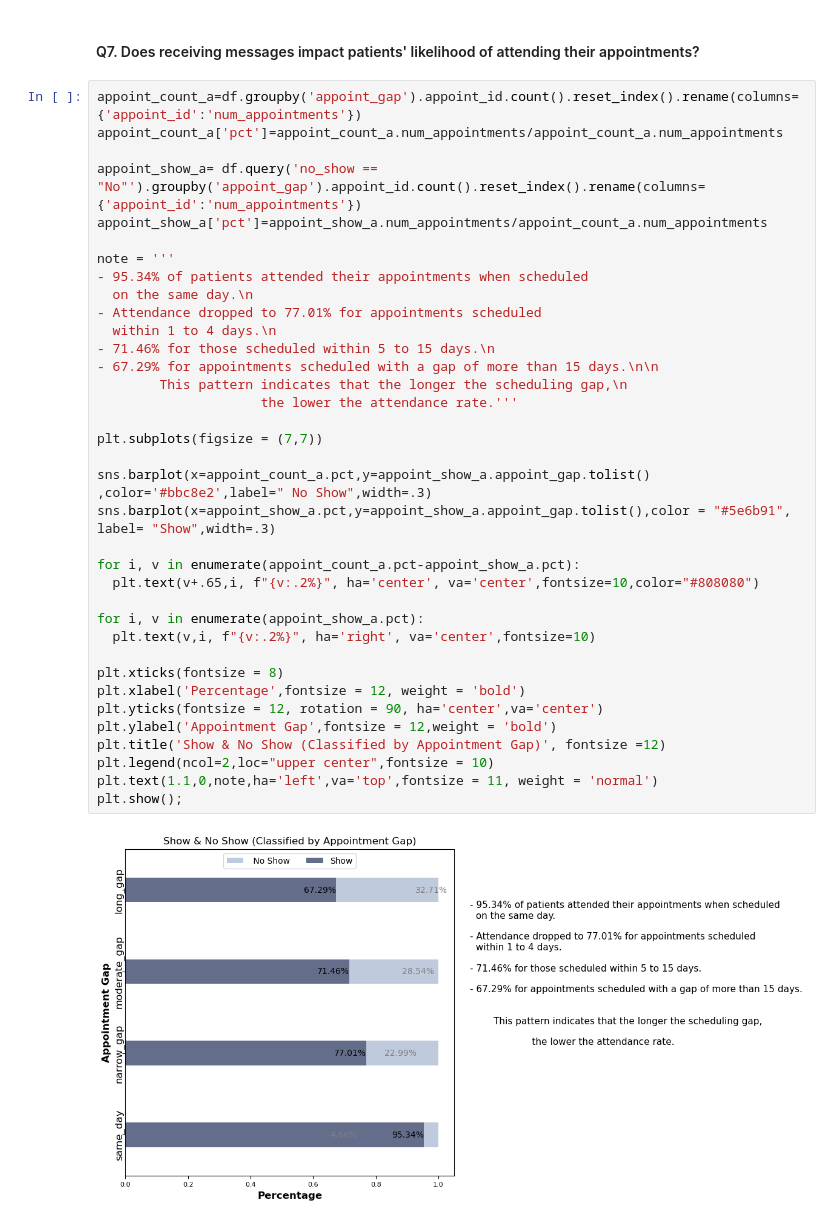
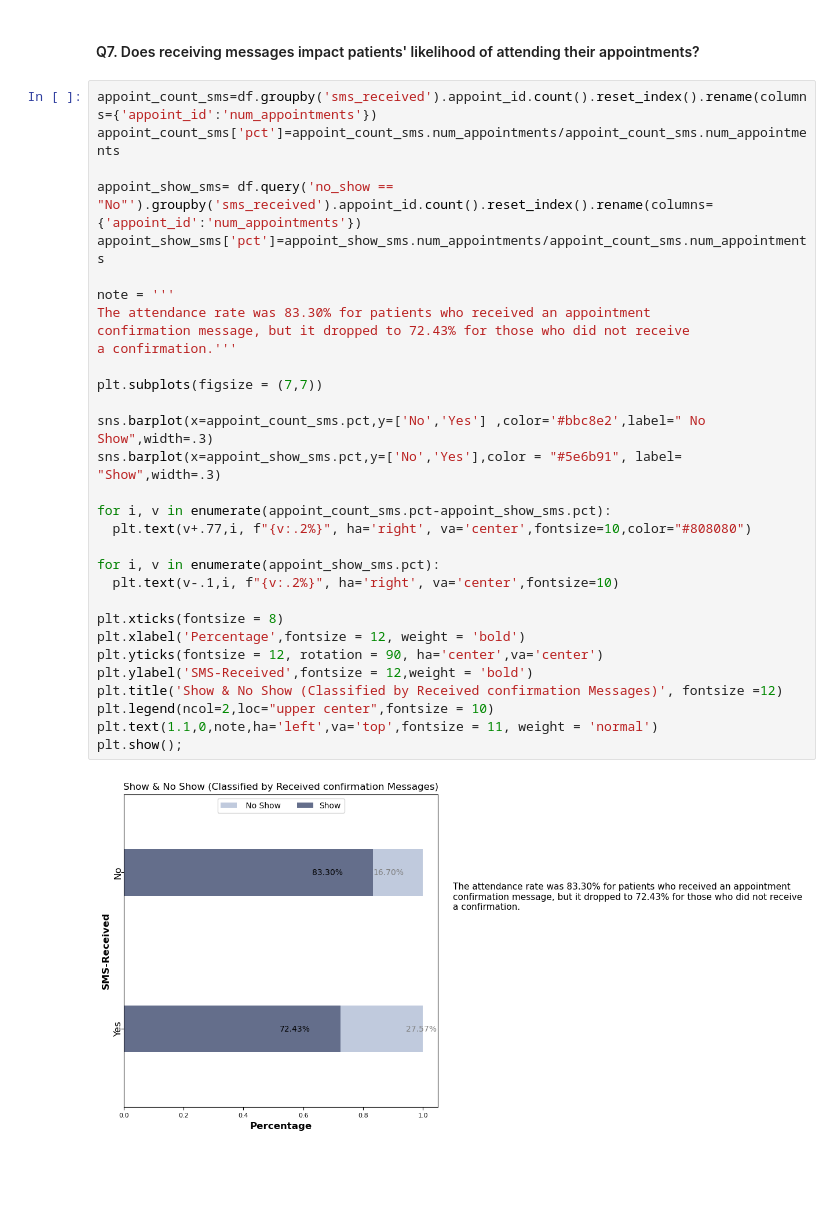
Before and after one commit to hend-a-ghafour/No-Show-Appointments, a Jupyter notebook: no_show_appointments.ipynb, the cells around one changed output. Saved outputs shown, nothing was run; the diff lists cells and outputs as text; blank space fills up the shorter version.

Commit message:
SMS Received

```diff
--- a/no_show_appointments.ipynb
+++ b/no_show_appointments.ipynb
@@ -1541,40 +1570,35 @@ plt.show();
 # %% [markdown]
 #### Q7. Does receiving messages impact patients' likelihood of attending their appointments?
 # %%
-appoint_count_a=df.groupby('appoint_gap').appoint_id.count().reset_index().rename(columns={'appoint_id':'num_appointments'})
-appoint_count_a['pct']=appoint_count_a.num_appointments/appoint_count_a.num_appointments
+appoint_count_sms=df.groupby('sms_received').appoint_id.count().reset_index().rename(columns={'appoint_id':'num_appointments'})
+appoint_count_sms['pct']=appoint_count_sms.num_appointments/appoint_count_sms.num_appointments
 
-appoint_show_a= df.query('no_show == "No"').groupby('appoint_gap').appoint_id.count().reset_index().rename(columns={'appoint_id':'num_appointments'})
-appoint_show_a['pct']=appoint_show_a.num_appointments/appoint_count_a.num_appointments
+appoint_show_sms= df.query('no_show == "No"').groupby('sms_received').appoint_id.count().reset_index().rename(columns={'appoint_id':'num_appointments'})
+appoint_show_sms['pct']=appoint_show_sms.num_appointments/appoint_count_sms.num_appointments
 
 note = '''
-- 95.34% of patients attended their appointments when scheduled
-  on the same day.\n
-- Attendance dropped to 77.01% for appointments scheduled
-  within 1 to 4 days.\n
-- 71.46% for those scheduled within 5 to 15 days.\n
-- 67.29% for appointments scheduled with a gap of more than 15 days.\n\n
-        This pattern indicates that the longer the scheduling gap,\n
-                     the lower the attendance rate.'''
+The attendance rate was 83.30% for patients who received an appointment
+confirmation message, but it dropped to 72.43% for those who did not receive
+a confirmation.'''
 
 plt.subplots(figsize = (7,7))
 
-sns.barplot(x=appoint_count_a.pct,y=appoint_show_a.appoint_gap.tolist() ,color='#bbc8e2',label=" No Show",width=.3)
-sns.barplot(x=appoint_show_a.pct,y=appoint_show_a.appoint_gap.tolist(),color = "#5e6b91", label= "Show",width=.3)
+sns.barplot(x=appoint_count_sms.pct,y=['No','Yes'] ,color='#bbc8e2',label=" No Show",width=.3)
+sns.barplot(x=appoint_show_sms.pct,y=['No','Yes'],color = "#5e6b91", label= "Show",width=.3)
 
-for i, v in enumerate(appoint_count_a.pct-appoint_show_a.pct):
-  plt.text(v+.65,i, f"{v:.2%}", ha='center', va='center',fontsize=10,color="#808080")
+for i, v in enumerate(appoint_count_sms.pct-appoint_show_sms.pct):
+  plt.text(v+.77,i, f"{v:.2%}", ha='right', va='center',fontsize=10,color="#808080")
 
-for i, v in enumerate(appoint_show_a.pct):
-  plt.text(v,i, f"{v:.2%}", ha='right', va='center',fontsize=10)
+for i, v in enumerate(appoint_show_sms.pct):
+  plt.text(v-.1,i, f"{v:.2%}", ha='right', va='center',fontsize=10)
 
 plt.xticks(fontsize = 8)
 plt.xlabel('Percentage',fontsize = 12, weight = 'bold')
 plt.yticks(fontsize = 12, rotation = 90, ha='center',va='center')
-plt.ylabel('Appointment Gap',fontsize = 12,weight = 'bold')
-plt.title('Show & No Show (Classified by Appointment Gap)', fontsize =12)
+plt.ylabel('SMS-Received',fontsize = 12,weight = 'bold')
+plt.title('Show & No Show (Classified by Received confirmation Messages)', fontsize =12)
 plt.legend(ncol=2,loc="upper center",fontsize = 10)
 plt.text(1.1,0,note,ha='left',va='top',fontsize = 11, weight = 'normal')
 plt.show();
 # %% [output]
-[figure, old version]
+[figure, new version]
```
Also changed, not shown: parts of 3 cells of this notebook.
